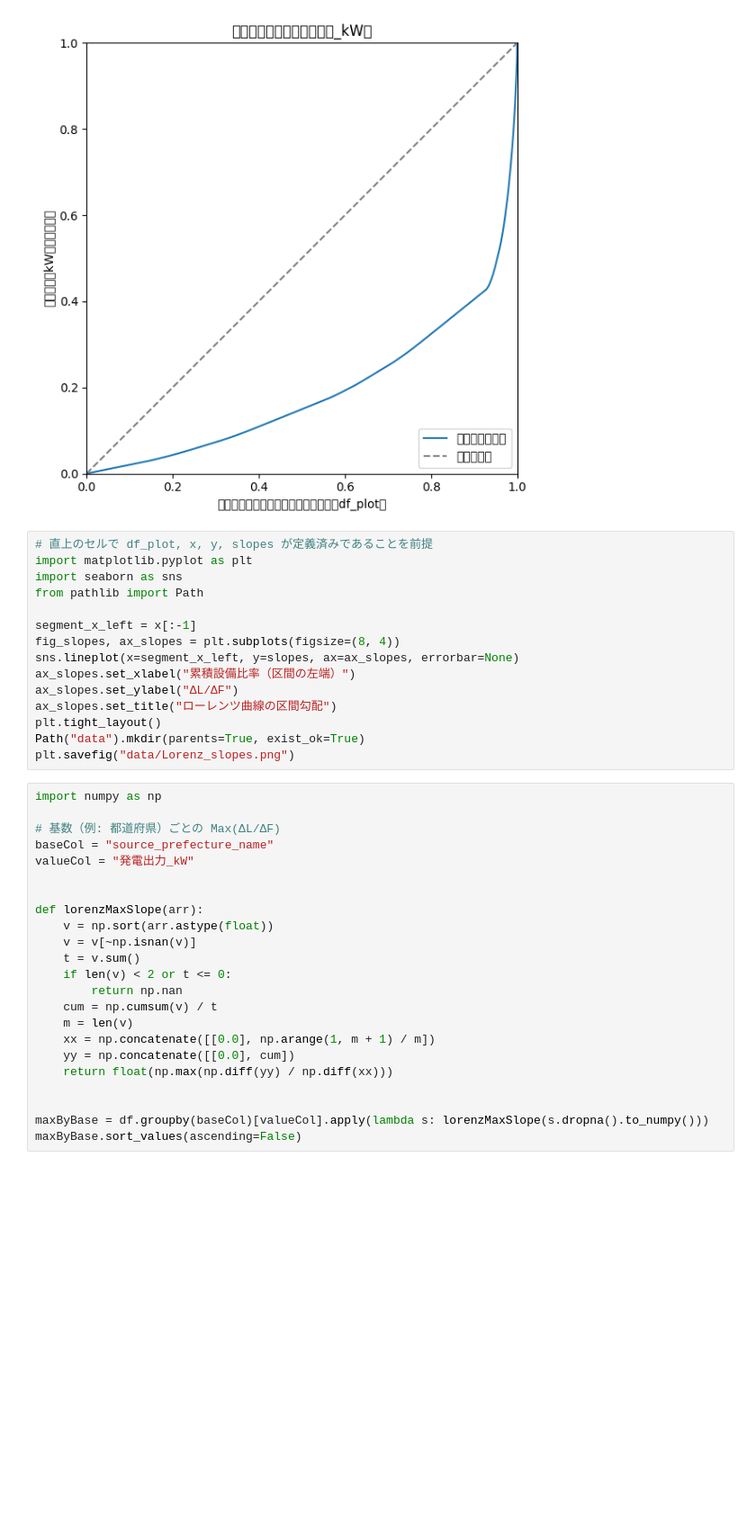
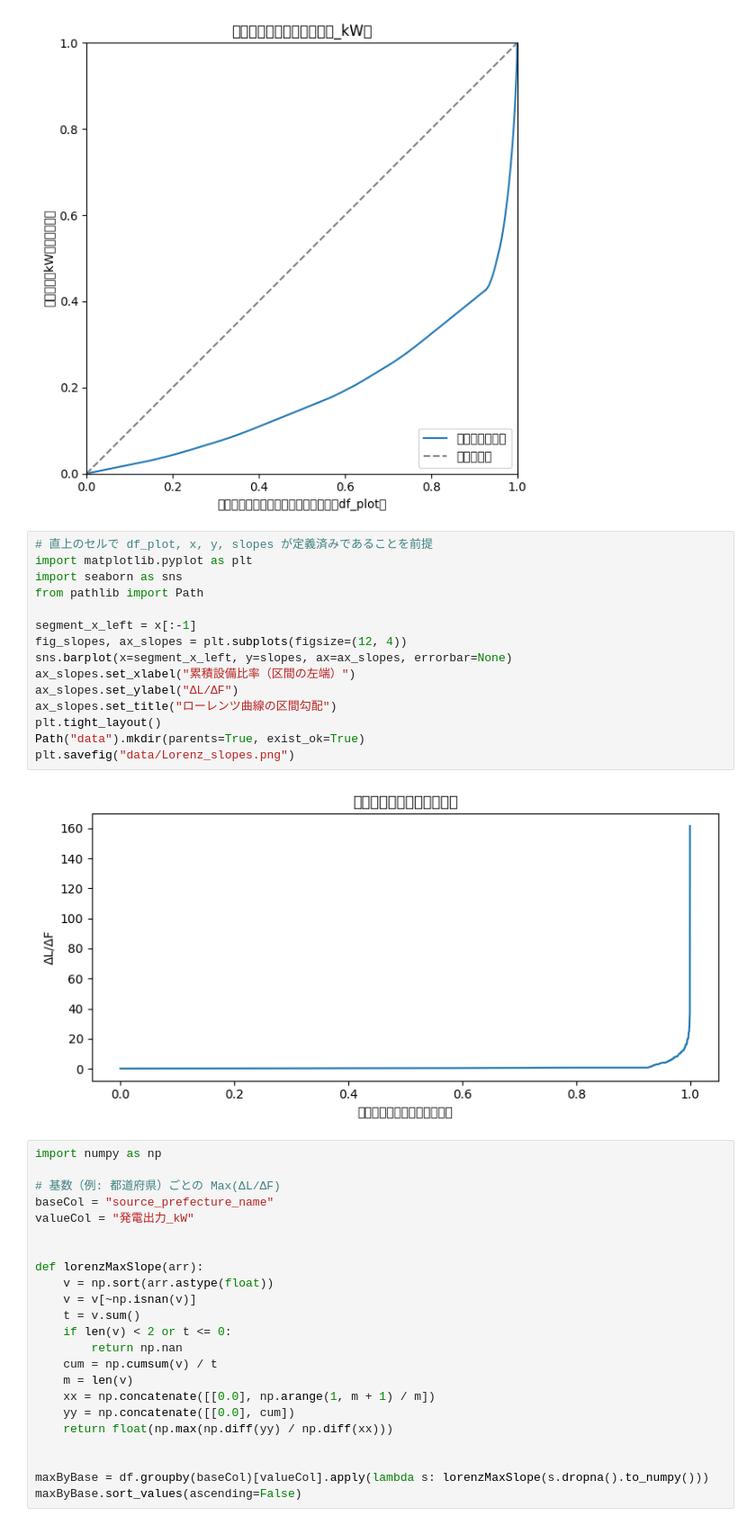
Before and after one commit to ikko1250/Python_kouza, a Jupyter notebook: サンプルコード/1-3/2026_04_15_2.ipynb, the cells around one changed output. Shown at 90% size. Saved outputs shown, nothing was run; the diff lists cells and outputs as text; blank space fills up the shorter version.

Commit message:
notebook: use barplot for Lorenz slopes

```diff
--- a/サンプルコード/1-3/2026_04_15_2.ipynb
+++ b/サンプルコード/1-3/2026_04_15_2.ipynb
@@ -88,18 +88,20 @@ FileNotFoundError: [Errno 2] No such file or directory: 'data/Lorenz_curve.png'
 # %%
 # 直上のセルで df_plot, x, y, slopes が定義済みであることを前提
 import matplotlib.pyplot as plt
 import seaborn as sns
 from pathlib import Path
 
 segment_x_left = x[:-1]
-fig_slopes, ax_slopes = plt.subplots(figsize=(8, 4))
-sns.lineplot(x=segment_x_left, y=slopes, ax=ax_slopes, errorbar=None)
+fig_slopes, ax_slopes = plt.subplots(figsize=(12, 4))
+sns.barplot(x=segment_x_left, y=slopes, ax=ax_slopes, errorbar=None)
 ax_slopes.set_xlabel("累積設備比率（区間の左端）")
 ax_slopes.set_ylabel("ΔL/ΔF")
 ax_slopes.set_title("ローレンツ曲線の区間勾配")
 plt.tight_layout()
 Path("data").mkdir(parents=True, exist_ok=True)
 plt.savefig("data/Lorenz_slopes.png")
+# %% [output]
+[figure, added]
 # %%
 import numpy as np
 
```
